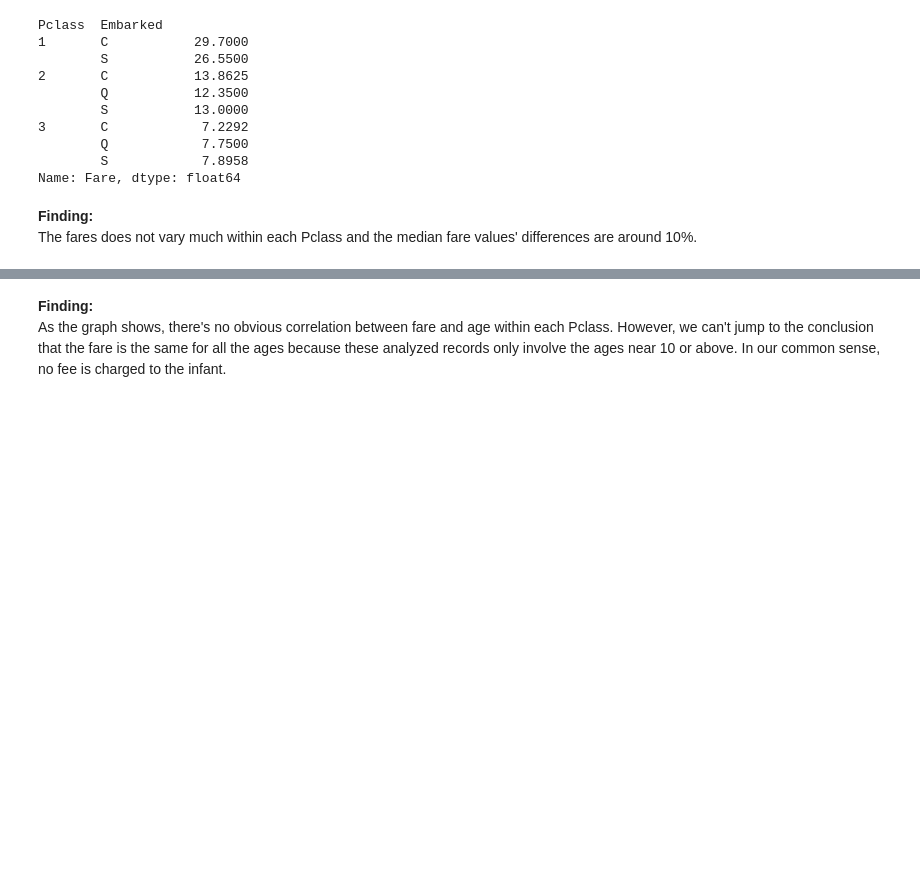
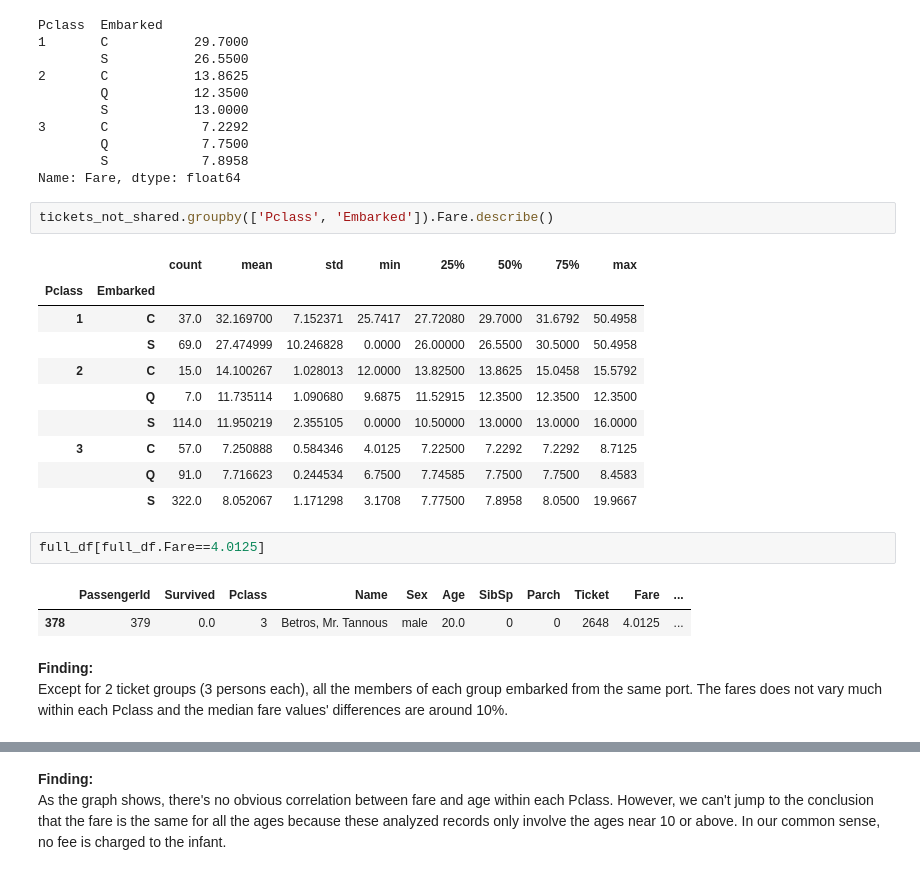
Before and after one commit to Brendalish/titanic, a Jupyter notebook: EDA of Combined Datasets.ipynb, the cells around one changed output, grey strips where cells are left out. Drawn from its saved outputs; the diff is of its cells as text; blank space fills up the shorter version.

```diff
--- a/EDA of Combined Datasets.ipynb
+++ b/EDA of Combined Datasets.ipynb
@@ -582,8 +582,27 @@ Pclass  Embarked
         Q            7.7500
         S            7.8958
 Name: Fare, dtype: float64
+# %%
+tickets_not_shared.groupby(['Pclass', 'Embarked']).Fare.describe()
+# %% [output]
+|  |  | count | mean | std | min | 25% | 50% | 75% | max |
+| Pclass | Embarked |  |  |  |  |  |  |  |  |
+| 1 | C | 37.0 | 32.169700 | 7.152371 | 25.7417 | 27.72080 | 29.7000 | 31.6792 | 50.4958 |
+|  | S | 69.0 | 27.474999 | 10.246828 | 0.0000 | 26.00000 | 26.5500 | 30.5000 | 50.4958 |
+| 2 | C | 15.0 | 14.100267 | 1.028013 | 12.0000 | 13.82500 | 13.8625 | 15.0458 | 15.5792 |
+|  | Q | 7.0 | 11.735114 | 1.090680 | 9.6875 | 11.52915 | 12.3500 | 12.3500 | 12.3500 |
+|  | S | 114.0 | 11.950219 | 2.355105 | 0.0000 | 10.50000 | 13.0000 | 13.0000 | 16.0000 |
+| 3 | C | 57.0 | 7.250888 | 0.584346 | 4.0125 | 7.22500 | 7.2292 | 7.2292 | 8.7125 |
+|  | Q | 91.0 | 7.716623 | 0.244534 | 6.7500 | 7.74585 | 7.7500 | 7.7500 | 8.4583 |
+|  | S | 322.0 | 8.052067 | 1.171298 | 3.1708 | 7.77500 | 7.8958 | 8.0500 | 19.9667 |
+# %%
+full_df[full_df.Fare==4.0125]
+# %% [output]
+|  | PassengerId | Survived | Pclass | Name | Sex | Age | SibSp | Parch | Ticket | Fare | ... |
+| 378 | 379 | 0.0 | 3 | Betros, Mr. Tannous | male | 20.0 | 0 | 0 | 2648 | 4.0125 | ... |
 # %% [markdown]
 **Finding:**
+Except for 2 ticket groups (3 persons each), all the members of each group embarked from the same port.
 The fares does not vary much within each Pclass and the median fare values' differences are around 10%.
 # %%
 tickets_not_shared_nonull = tickets_not_shared.dropna(subset=['Age', 'Fare'])
```
Also changed, not shown: parts of 51 cells of this notebook.
